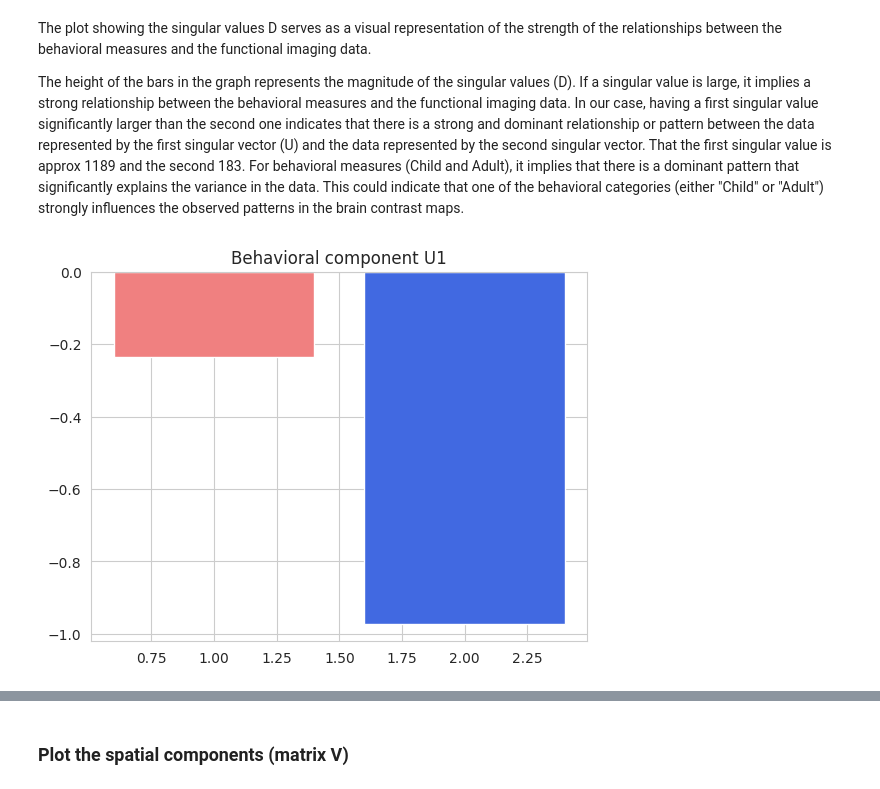
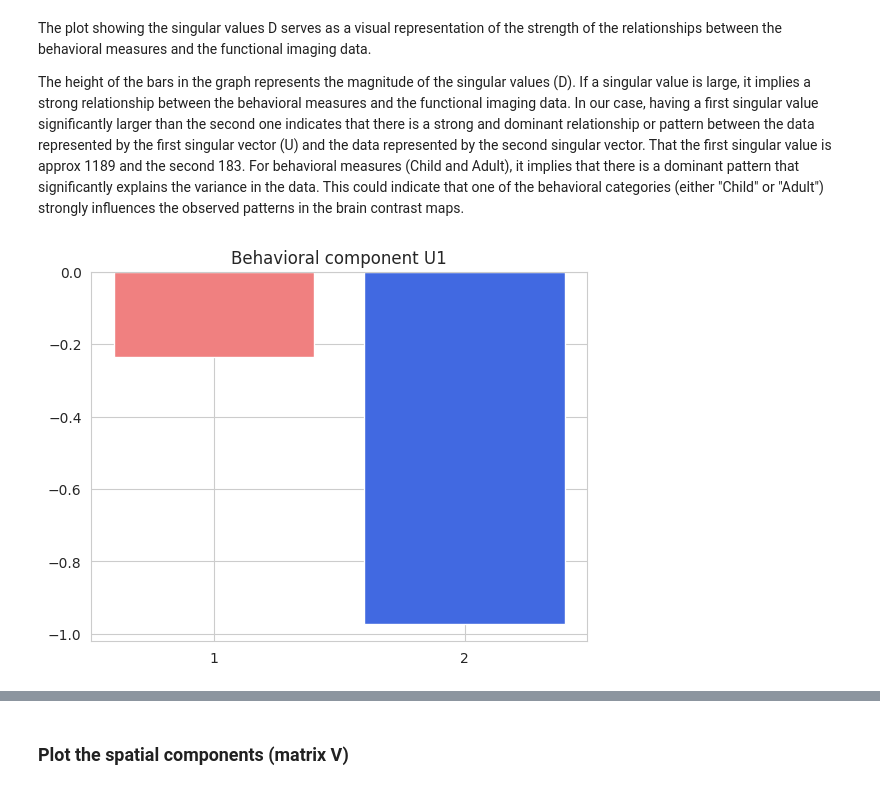
Before and after one commit to ludekcizinsky/fMRI-dimensionality-reduction, a Jupyter notebook: run.ipynb, the cells around one changed output, grey strips where cells are left out. Saved outputs shown, nothing was run; the diff lists cells and outputs as text; code cells hidden in the pictures.

```diff
--- a/run.ipynb
+++ b/run.ipynb
@@ -849,8 +849,8 @@ That the first singular value is approx 1189 and the second 183. For behavioral
 # %%
 # Plot the behavioral components (matrix U)
 # Plot Behavioral Component U1
-plt.bar([1,2], U[0,:], color=['lightcoral','royalblue'])
+plt.bar(["1","2"], U[0,:], color=['lightcoral','royalblue'])
 plt.title("Behavioral component U1")
 plt.show()
 # %% [output]
-[figure, old version]
+[figure, new version]
```
Also changed, not shown: parts of 5 cells of this notebook.
